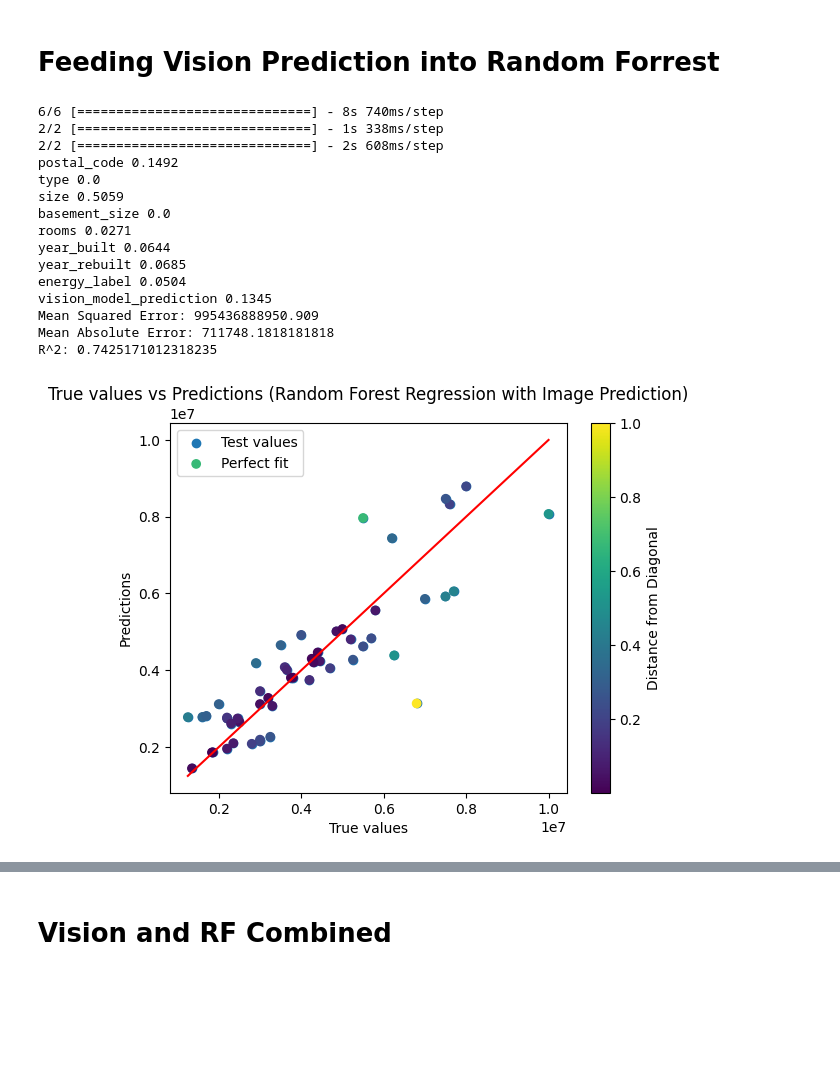
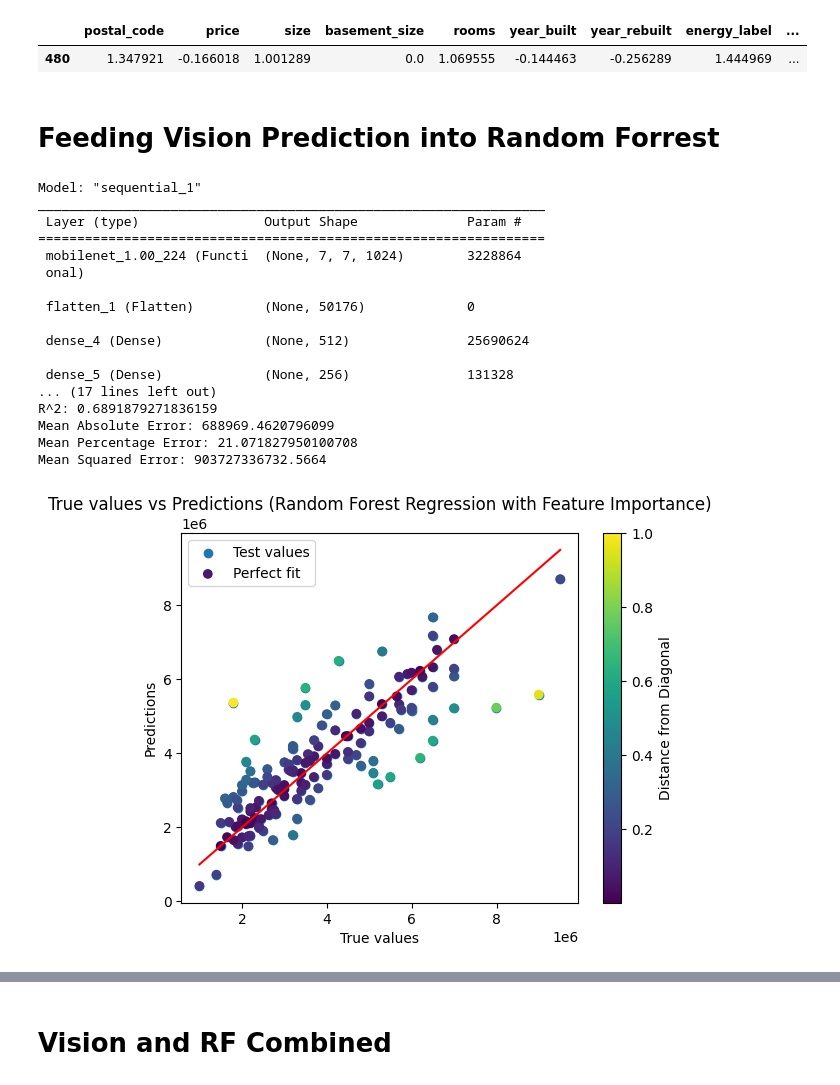
Before and after one commit to besplago/thesis-house-price-estimation, a Jupyter notebook: Ensemble.ipynb, the cells around one changed output, grey strips where cells are left out. Saved outputs shown, nothing was run; the diff lists cells and outputs as text; code cells hidden in the pictures; blank space fills up the shorter version.

```diff
--- a/Ensemble.ipynb
+++ b/Ensemble.ipynb
@@ -8,4 +9,4 @@ warnings.simplefilter(action='ignore', category=FutureWarning)
 # %%
 from img_utils import *
 path = "../nybolig-scrape/output"
-houses_df = data_to_DF(path, max_houses=1000)
+houses_df_ = data_to_DF(path, max_houses=1000)
@@ -53,11 +98,17 @@ Number of Datapoints:  272
+# %%
+display(train_df.head(1))
+# %% [output]
+|  | postal_code | price | size | basement_size | rooms | year_built | year_rebuilt | energy_label | ... |
+| 480 | 1.347921 | -0.166018 | 1.001289 | 0.0 | 1.069555 | -0.144463 | -0.256289 | 1.444969 | ... |
 # %% [markdown]
 # Feeding Vision Prediction into Random Forrest
 # %%
 from keras.applications import VGG16
 from keras.models import Model, load_model
 from sklearn.ensemble import RandomForestRegressor
-from utils import plot_regression_results, regression_stats
+from utils import plot_regression_results, regression_stats, feature_importance
 from multiprocessing import Process
+from sklearn import linear_model
 import pandas as pd
 
 def flatten_features(features):
@@ -82,10 +133,13 @@ def feature_extraction_custom_model(image_data, model, layer_index):
     features = model.predict(image_data)
     return features
 
-def random_forest_prediction_with_feature_importance(train_df, valid_df, test_df, target_width, target_height, resize, gray_scale, threshold, use_model, use_custom_model=False, layer_index=0):
+def random_forest_prediction_with_feature_importance(train_df, valid_df, test_df,
+                                                     target_width, target_height,
+                                                     resize, gray_scale, threshold,
+                                                     use_model, custom_model_path, use_custom_model=False, layer_index=0):
     if use_model:
         if use_custom_model:
-            vision_model = load_model('VGG16_regression_model')
+            vision_model = load_model(custom_model_path)
             print(vision_model.summary())
             train_features = feature_extraction_custom_model(preprocess_images(train_df, 'image_floorplan', target_width, target_height, resize, gray_scale, threshold), vision_model, layer_index)
             test_features = feature_extraction_custom_model(preprocess_images(test_df, 'image_floorplan', target_width, target_height, resize, gray_scale, threshold), vision_model, layer_index)
@@ -110,6 +164,8 @@ def random_forest_prediction_with_feature_importance(train_df, valid_df, test_df
         train_df = pd.concat([train_df, train_features_df], axis=1)
         test_df = pd.concat([test_df, test_features_df], axis=1)
 
+    #Split up the train data into 2 parts.
+
     # Setup Training Data
     x_train = train_df.drop(columns=['image_floorplan', 'price'])
     y_train = train_df['price']
@@ -132,35 +188,48 @@ def random_forest_prediction_with_feature_importance(train_df, valid_df, test_df
 
     # Train model with selected features
     forest_selected = RandomForestRegressor(random_state=0)
+    #Turn forest_selected into regression
+    forest_selected = linear_model.LinearRegression()
     forest_selected.fit(x_train_selected, y_train)
 
     y_test_pred = forest_selected.predict(x_test_selected)
 
     regression_stats(y_test, y_test_pred)
     plot_regression_results('Random Forest Regression with Feature Importance', y_test, y_test_pred)
-
-target_width = 500
-target_height = 500
-resize = True
-gray_scale = False
-threshhold = True
-scale = False
+    feature_importance(forest, x_train)
+# %%
+target_width = 224
+target_height = 224
+resize = True
+gray_scale = False
+threshhold = True
+scale = False
 # %%
-RF_with_vision_pred(mobilenet_model_5_label, train_df, valid_df, test_df, target_width, target_height, resize, gray_scale, threshhold)
+
+model_path = "trained_models/mobilenet_5_label.keras"
+random_forest_prediction_with_feature_importance(train_df, valid_df, test_df,
+                                                target_width, target_height,
+                                                resize, gray_scale, threshhold,
+                                                use_model=True,
+                                                custom_model_path = model_path,
+                                                use_custom_model=True,
+                                                layer_index=0)
 # %% [output]
-6/6 [==============================] - 8s 740ms/step
-2/2 [==============================] - 1s 338ms/step
-2/2 [==============================] - 2s 608ms/step
-postal_code 0.1492
-type 0.0
-size 0.5059
-basement_size 0.0
-rooms 0.0271
-year_built 0.0644
-year_rebuilt 0.0685
-energy_label 0.0504
-vision_model_prediction 0.1345
-Mean Squared Error: 995436888950.909
-Mean Absolute Error: 711748.1818181818
-R^2: 0.7425171012318235
+Model: "sequential_1"
+_________________________________________________________________
+ Layer (type)                Output Shape              Param #
+=================================================================
+ mobilenet_1.00_224 (Functi  (None, 7, 7, 1024)        3228864
+ onal)
+
+ flatten_1 (Flatten)         (None, 50176)             0
+
+ dense_4 (Dense)             (None, 512)               25690624
+
+ dense_5 (Dense)             (None, 256)               131328
+... (17 lines left out)
+R^2: 0.6891879271836159
+Mean Absolute Error: 688969.4620796099
+Mean Percentage Error: 21.071827950100708
+Mean Squared Error: 903727336732.5664
-[figure, old version]
+[figure, new version]
```
Also changed, not shown: parts of 71 cells of this notebook, 4 other files.
